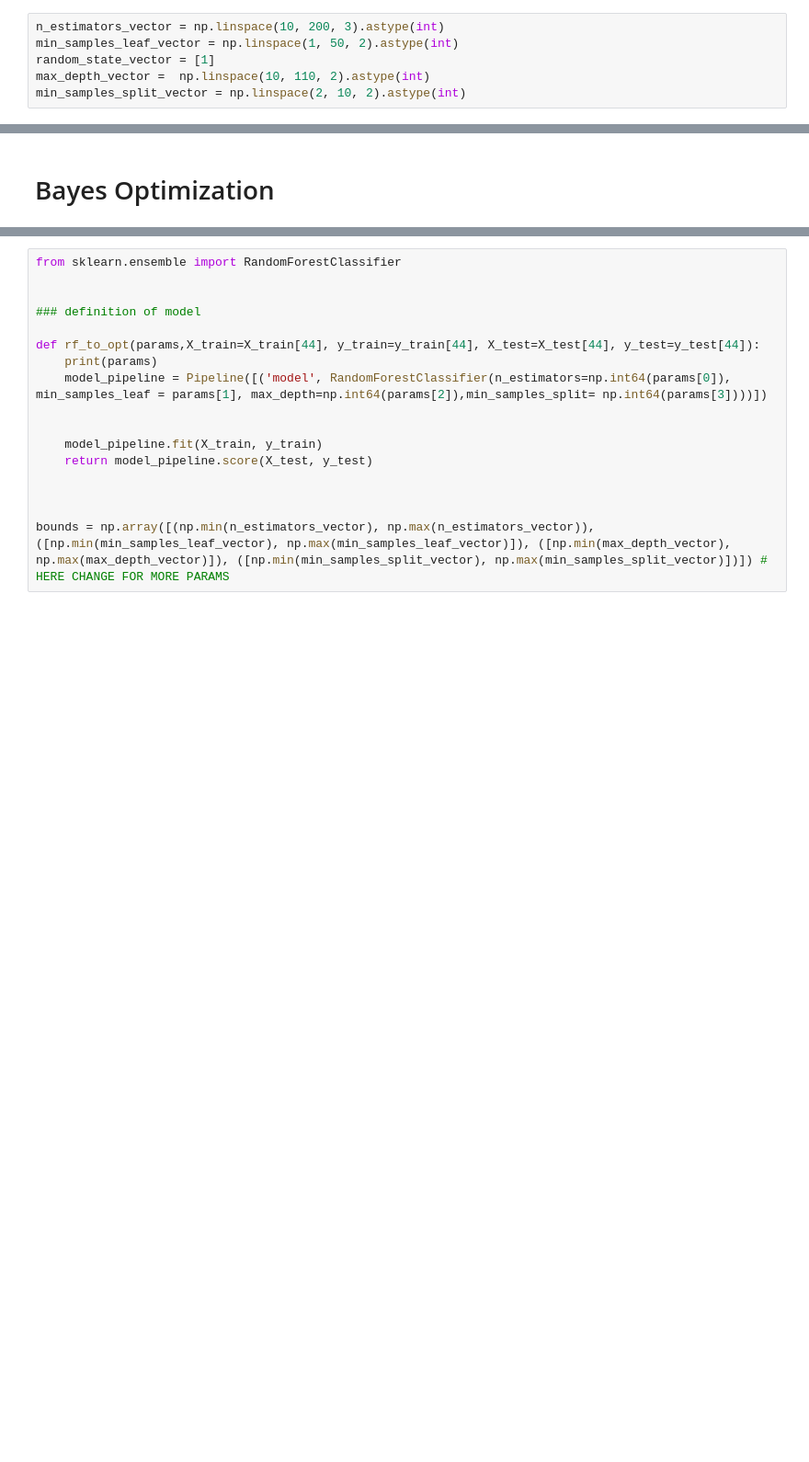
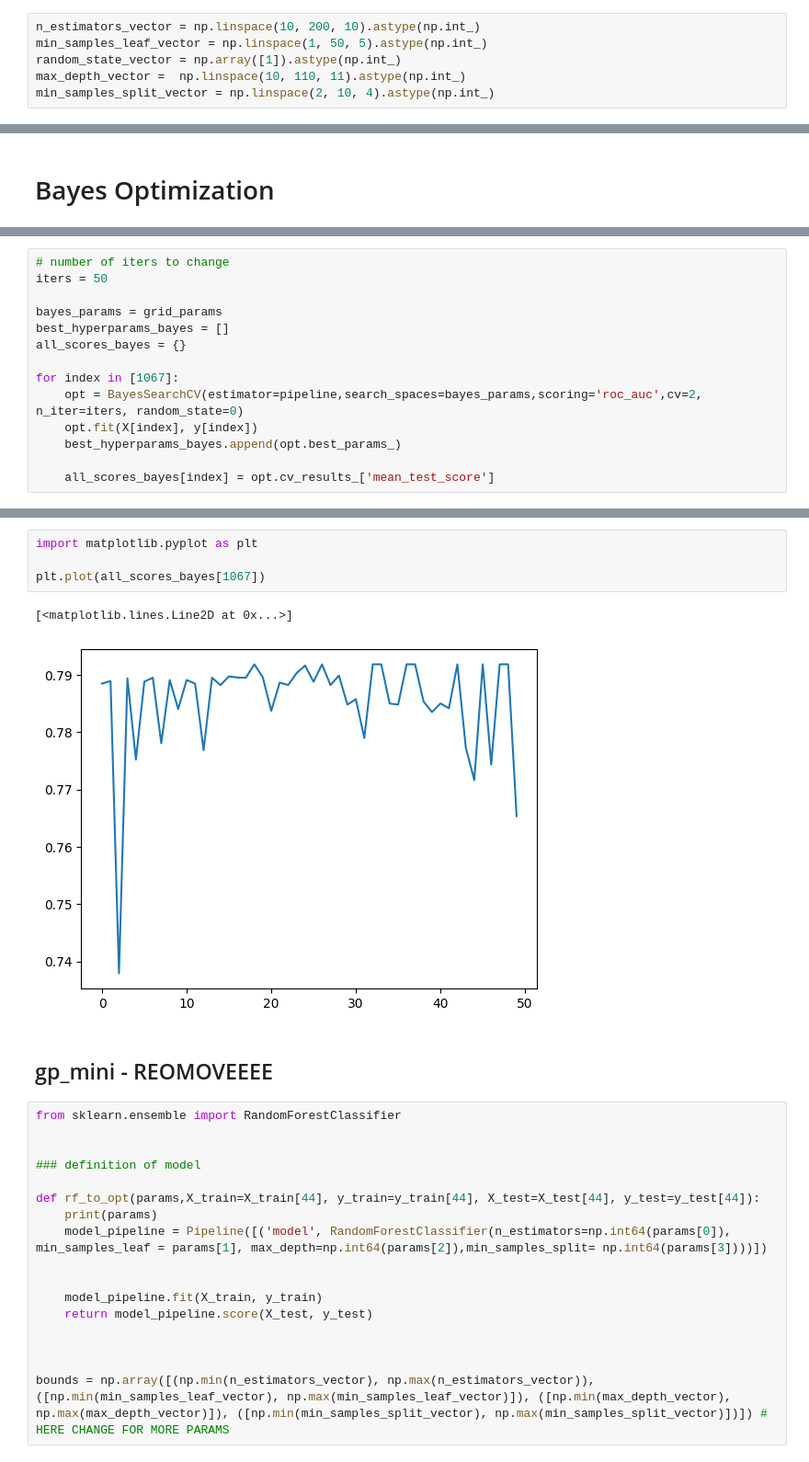
Before and after one commit to AgataWeg/AutoML, a Jupyter notebook: HM1.ipynb, the cells around one changed output, grey strips where cells are left out. Shown at 92% size. Cells and saved outputs as stored; diff of their text form; blank space fills up the shorter version.

Commit message:
bayesMethod change

```diff
--- a/HM1.ipynb
+++ b/HM1.ipynb
@@ -121,11 +122,11 @@ pipeline.get_params()
  'RandomForestClassifier__verbose': 0,
  'RandomForestClassifier__warm_start': False}
 # %%
-n_estimators_vector = np.linspace(10, 200, 3).astype(int)
-min_samples_leaf_vector = np.linspace(1, 50, 2).astype(int)
-random_state_vector = [1]
-max_depth_vector =  np.linspace(10, 110, 2).astype(int)
-min_samples_split_vector = np.linspace(2, 10, 2).astype(int)
+n_estimators_vector = np.linspace(10, 200, 10).astype(np.int_)
+min_samples_leaf_vector = np.linspace(1, 50, 5).astype(np.int_)
+random_state_vector = np.array([1]).astype(np.int_)
+max_depth_vector =  np.linspace(10, 110, 11).astype(np.int_)
+min_samples_split_vector = np.linspace(2, 10, 4).astype(np.int_)
 # %%
 grid_params = [{'RandomForestClassifier__n_estimators':n_estimators_vector,
                 'RandomForestClassifier__min_samples_leaf':min_samples_leaf_vector,
@@ -186,0 +197,14 @@ diff
+# %%
+# number of iters to change
+iters = 50
+
+bayes_params = grid_params
+best_hyperparams_bayes = []
+all_scores_bayes = {}
+
+for index in [1067]:
+    opt = BayesSearchCV(estimator=pipeline,search_spaces=bayes_params,scoring='roc_auc',cv=2, n_iter=iters, random_state=0)
+    opt.fit(X[index], y[index])
+    best_hyperparams_bayes.append(opt.best_params_)
+
+    all_scores_bayes[index] = opt.cv_results_['mean_test_score']
@@ -187,3 +232,12 @@ diff
+# %%
+import matplotlib.pyplot as plt
+
+plt.plot(all_scores_bayes[1067])
+# %% [output]
+[<matplotlib.lines.Line2D at 0x...>]
+[figure, added]
+# %% [markdown]
+## gp_mini - REOMOVEEEE
 # %%
 from sklearn.ensemble import RandomForestClassifier
 
```
Also changed, not shown: parts of 7 cells of this notebook.
